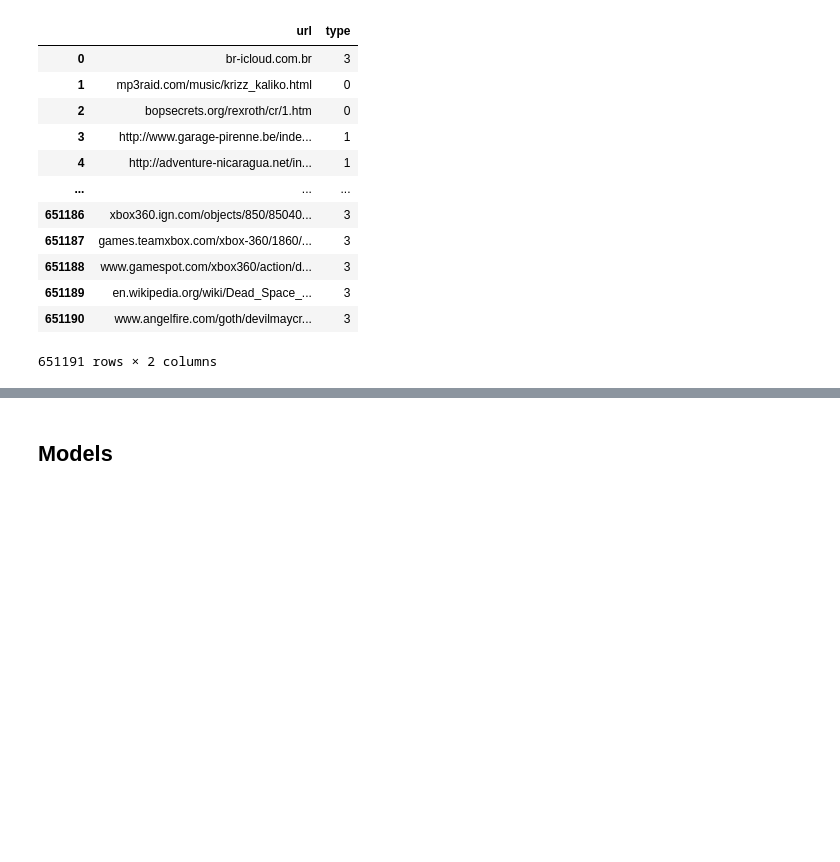
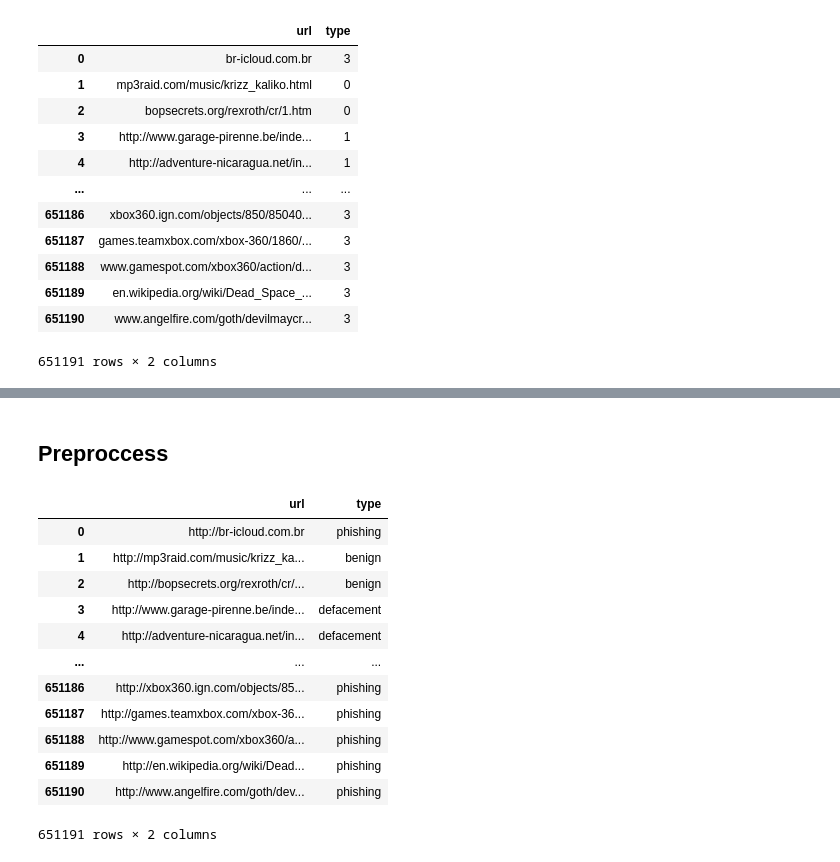
Before and after one commit to alonfirestein/Malicious-URL-Detection, a Jupyter notebook: main.ipynb, the cells around one changed output, grey strips where cells are left out. Saved outputs shown, nothing was run; the diff lists cells and outputs as text; code cells hidden in the pictures; blank space fills up the shorter version.

```diff
--- a/main.ipynb
+++ b/main.ipynb
@@ -563,2 +85,2 @@ ModuleNotFoundError: No module named 'waybackpy'
-# %% [markdown]
-## Models
+# %% [markdown]
+## Preproccess
@@ -564,0 +108,18 @@ ModuleNotFoundError: No module named 'waybackpy'
+# %%
+defualt_protocol = 'http://'
+df['url'] = df['url'].swifter.apply(lambda url : (defualt_protocol+url) if (defualt_protocol not in url) else url)
+df
+# %% [output]
+|  | url | type |
+| 0 | http://br-icloud.com.br | phishing |
+| 1 | http://mp3raid.com/music/krizz_ka... | benign |
+| 2 | http://bopsecrets.org/rexroth/cr/... | benign |
+| 3 | http://www.garage-pirenne.be/inde... | defacement |
+| 4 | http://adventure-nicaragua.net/in... | defacement |
+| ... | ... | ... |
+| 651186 | http://xbox360.ign.com/objects/85... | phishing |
+| 651187 | http://games.teamxbox.com/xbox-36... | phishing |
+| 651188 | http://www.gamespot.com/xbox360/a... | phishing |
+| 651189 | http://en.wikipedia.org/wiki/Dead... | phishing |
+| 651190 | http://www.angelfire.com/goth/dev... | phishing |
+651191 rows × 2 columns
```
Also changed, not shown: parts of 26 cells of this notebook.
